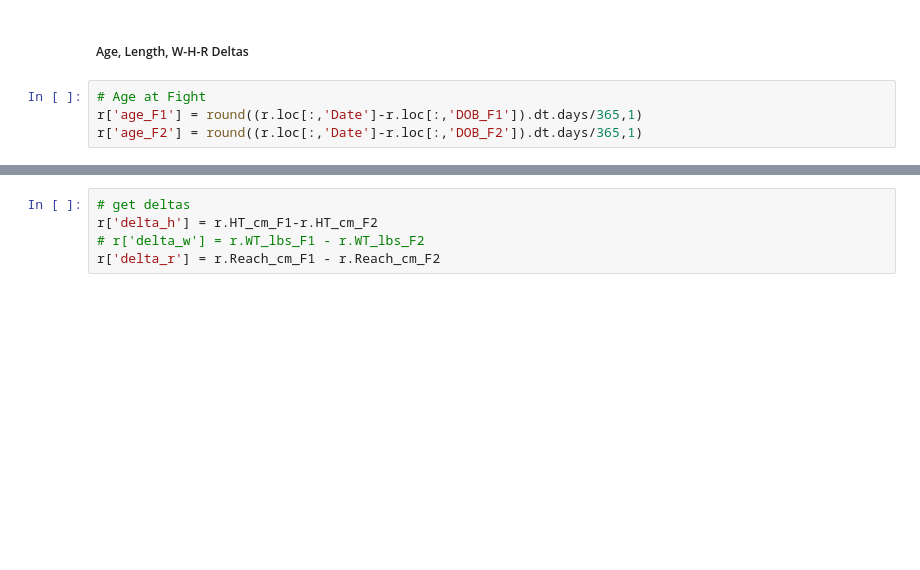
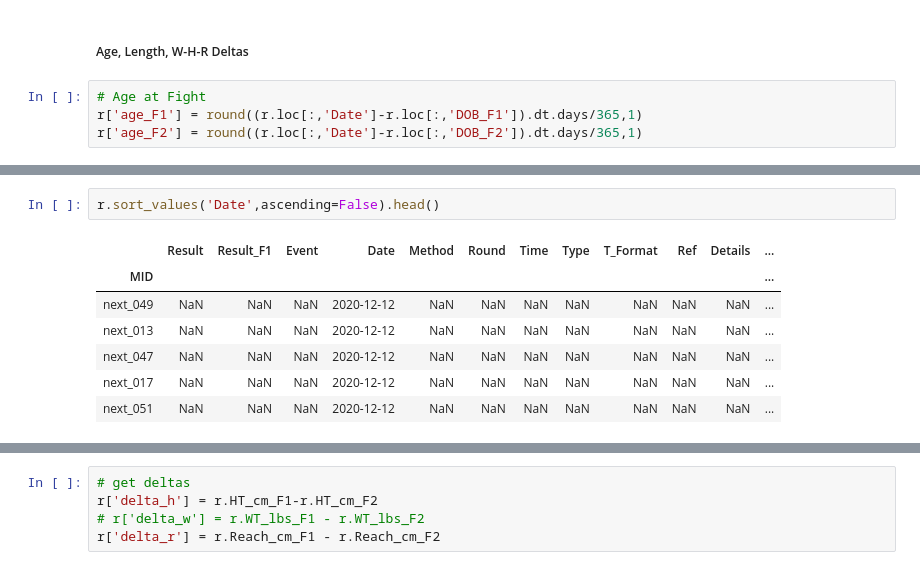
Before and after one commit to JasperLS/UFC_Fight_Predictions, a Jupyter notebook: preprocessing/ufc_preprocess.ipynb, the cells around one changed output, grey strips where cells are left out. Cells and saved outputs as stored; diff of their text form; blank space fills up the shorter version.

```diff
--- a/preprocessing/ufc_preprocess.ipynb
+++ b/preprocessing/ufc_preprocess.ipynb
@@ -369,0 +481,10 @@ r.loc[['next_061']]
+# %%
+r.sort_values('Date',ascending=False).head()
+# %% [output]
+|  | Result | Result_F1 | Event | Date | Method | Round | Time | Type | T_Format | Ref | Details | ... |
+| MID |  |  |  |  |  |  |  |  |  |  |  | ... |
+| next_049 | NaN | NaN | NaN | 2020-12-12 | NaN | NaN | NaN | NaN | NaN | NaN | NaN | ... |
+| next_013 | NaN | NaN | NaN | 2020-12-12 | NaN | NaN | NaN | NaN | NaN | NaN | NaN | ... |
+| next_047 | NaN | NaN | NaN | 2020-12-12 | NaN | NaN | NaN | NaN | NaN | NaN | NaN | ... |
+| next_017 | NaN | NaN | NaN | 2020-12-12 | NaN | NaN | NaN | NaN | NaN | NaN | NaN | ... |
+| next_051 | NaN | NaN | NaN | 2020-12-12 | NaN | NaN | NaN | NaN | NaN | NaN | NaN | ... |
```
Also changed, not shown: parts of 31 cells of this notebook.
